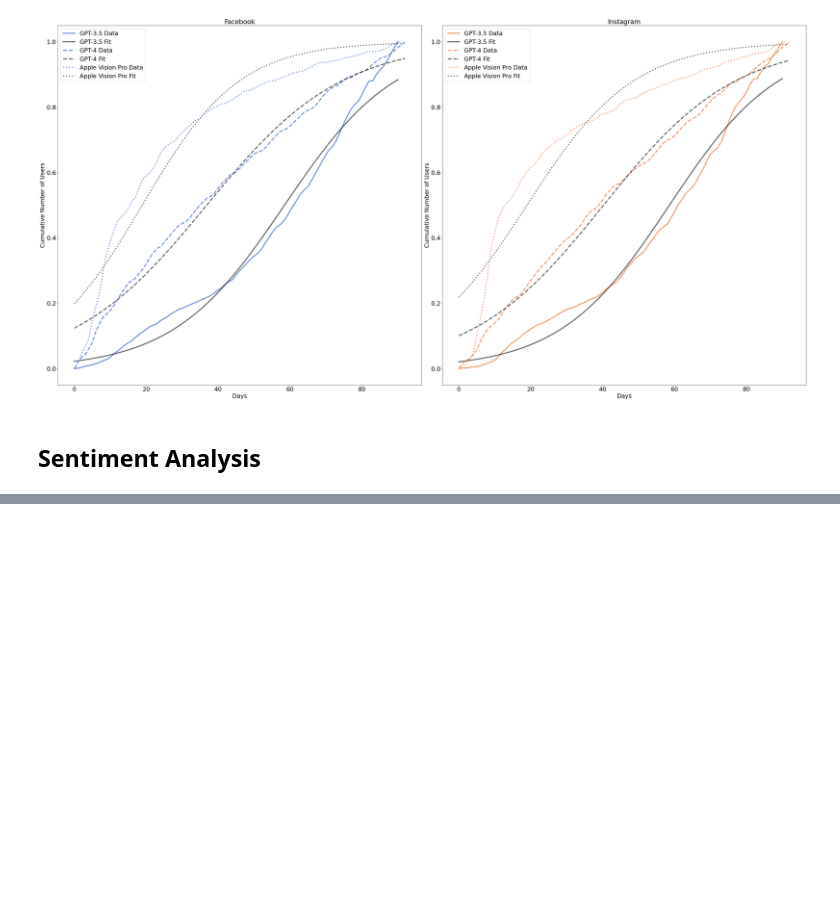
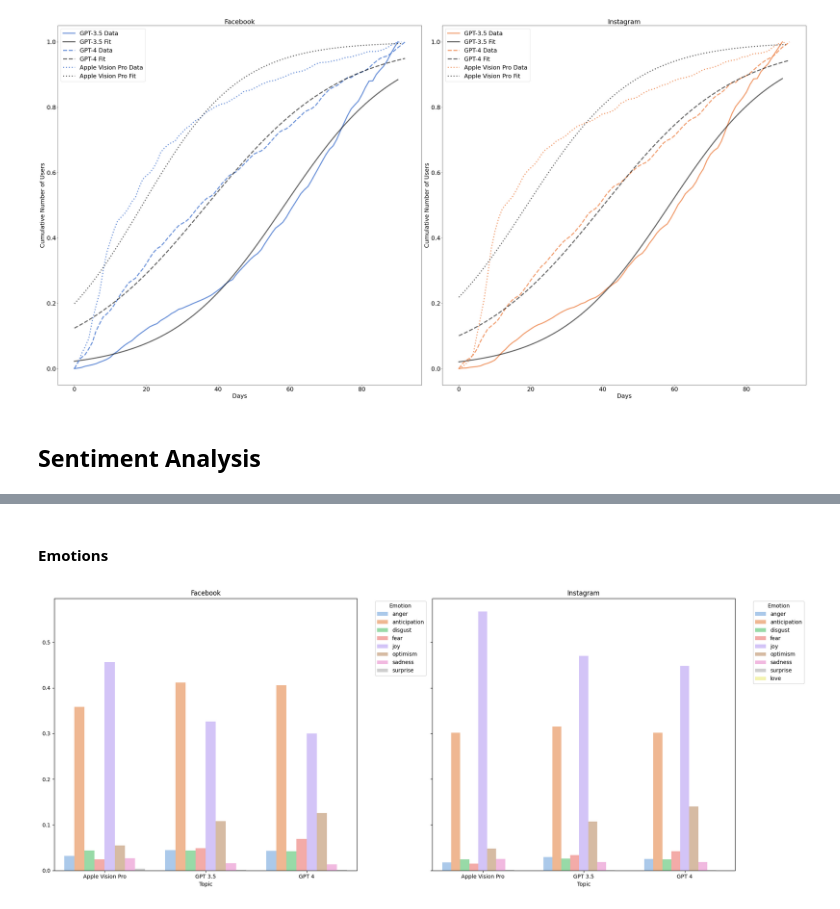
Before and after one commit to lavallone/DDMCS_project, a Jupyter notebook: src/analysis/analysis.ipynb, the cells around one changed output, grey strips where cells are left out. Cells and saved outputs as stored; diff of their text form; code cells hidden in the pictures; blank space fills up the shorter version.

```diff
--- a/src/analysis/analysis.ipynb
+++ b/src/analysis/analysis.ipynb
@@ -127,0 +215,14 @@ Finished plotting ig
+# %% [markdown]
+#### Emotions
+# %%
+import pandas as pd
+import os
+from plots import emotions_bar_plot
+
+# Sample data
+emotion_file = os.path.join(f"../../data/sentiment_analysis", f'emotion.csv')
+emotion_data = pd.read_csv(emotion_file)
+
+emotions_bar_plot(emotion_data)
+# %% [output]
+[figure, added]
```
Also changed, not shown: parts of 15 cells of this notebook, 6 other files.
